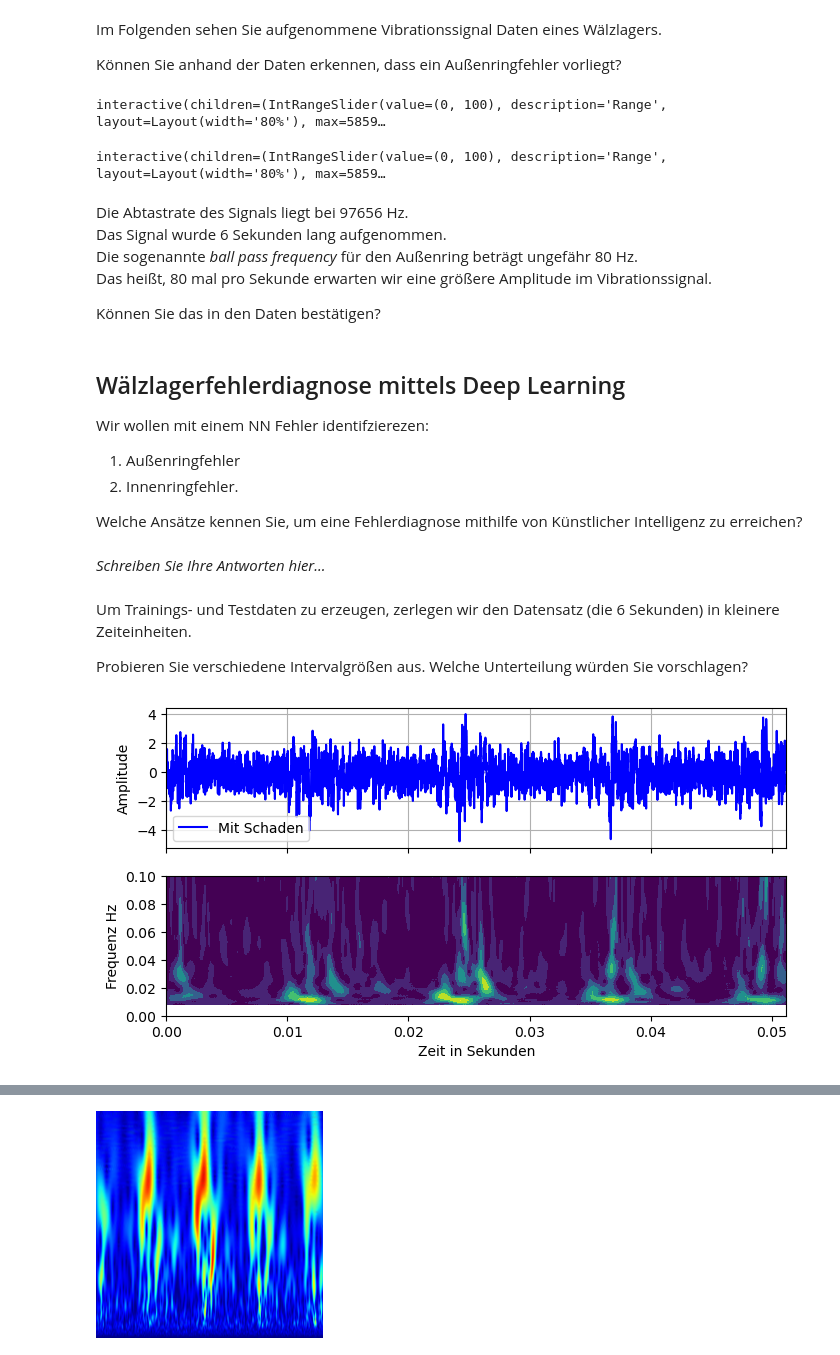
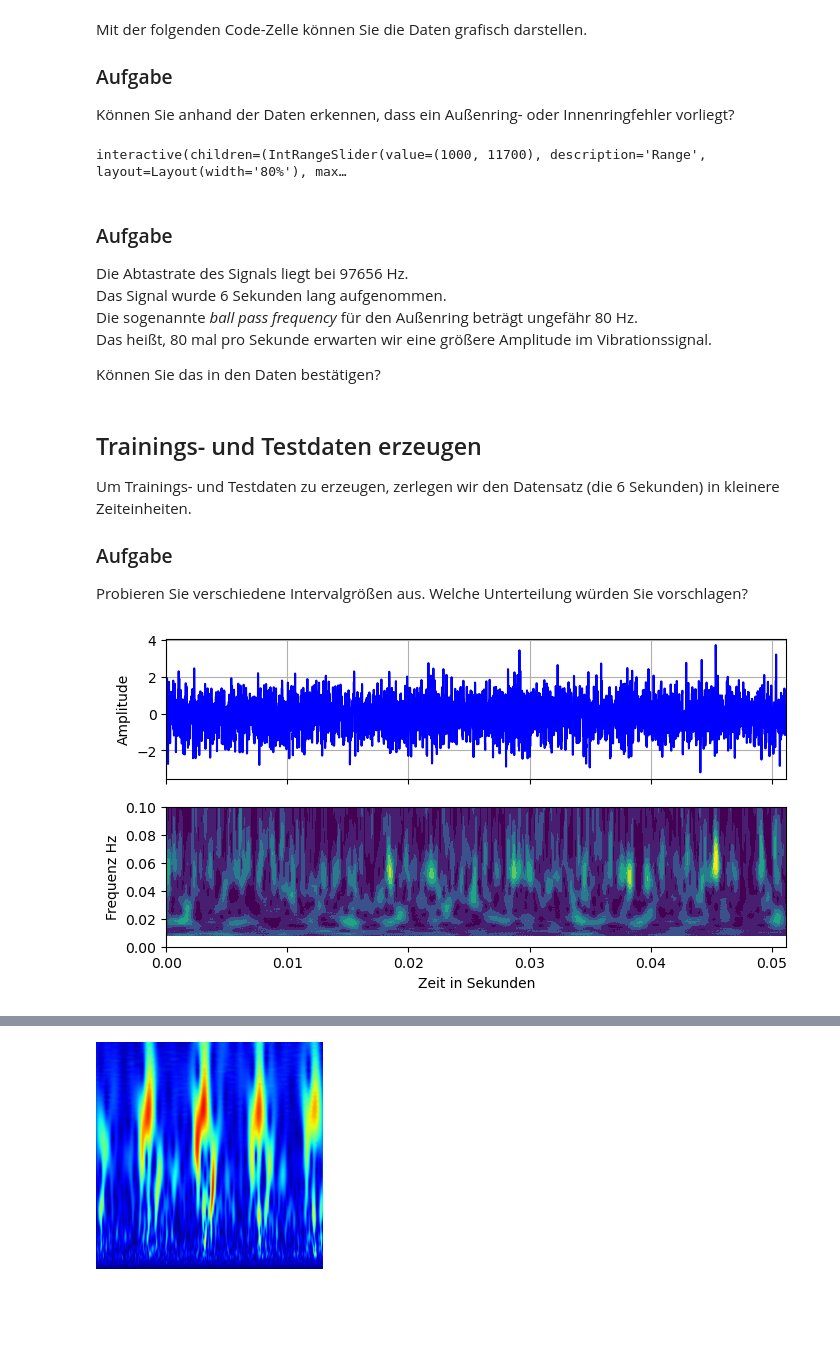
Before and after one commit to AI-Green-Engineering/ringvorlesung-waelzlager, a Jupyter notebook: src/notebook.ipynb, the cells around one changed output, grey strips where cells are left out. Drawn from its saved outputs; the diff is of its cells as text; code cells hidden in the pictures; blank space fills up the shorter version.

```diff
--- a/src/notebook.ipynb
+++ b/src/notebook.ipynb
@@ -176,26 +107,27 @@ innerracefault_vload7 = pd.DataFrame(mat_data_innerracefault_vload7['bearing']['
 # %% [markdown]
-Im Folgenden sehen Sie aufgenommene Vibrationssignal Daten eines Wälzlagers.
+Mit der folgenden Code-Zelle können Sie die Daten grafisch darstellen.
 
-Können Sie anhand der Daten erkennen, dass ein Außenringfehler vorliegt?
+### Aufgabe
+Können Sie anhand der Daten erkennen, dass ein Außenring- oder Innenringfehler vorliegt?
 # %%
 # Function to update the plot based on the range slider values
-min = 0
-max = 100
+usedDataSet = outerracefault1   # change this to use another dataset.
+min = 1000                   # you can change this value (start of the visualization)
+max = 11700                 # you can change this value (end of the visualization)
+
 def update_plot(x_range):
-    # Unpack the range values
     x_min, x_max = x_range
     min = x_min
     max = x_max
 
     # Plot the data within the selected range
     plt.figure(figsize=(8, 4))
-    plt.plot(baseline3.Signal.loc[x_min:x_max], label='Ohne Schaden', color='blue')
+    plt.plot(usedDataSet.Signal.loc[x_min:x_max], color='blue')
     #plt.xlim(0, 10)
     plt.ylim(-6, 6)
     plt.xlabel('Datenpunkt')
     plt.ylabel('Amplitude')
-    plt.title('Vibrationssignal ohne Schaden')
-    plt.legend()
+    plt.title('Vibrationssignal')
     plt.grid(True)
     plt.show()
 
@@ -213,41 +145,9 @@ range_slider = widgets.IntRangeSlider(
 # Display the range slider and use it to update the plot interactively
 widgets.interactive(update_plot, x_range=range_slider)
 # %% [output]
-interactive(children=(IntRangeSlider(value=(0, 100), description='Range', layout=Layout(width='80%'), max=5859…
+interactive(children=(IntRangeSlider(value=(1000, 11700), description='Range', layout=Layout(width='80%'), max…
-# %%
-# Function to update the plot based on the range slider values
-def update_plot(x_range):
-    # Unpack the range values
-    x_min, x_max = x_range
-
-    # Plot the data within the selected range
-    plt.figure(figsize=(8, 4))
-    plt.plot(outerracefault3.Signal.loc[x_min:x_max], label='Mit Schaden', color='blue')
-    #plt.xlim(0, 10)
-    plt.ylim(-6, 6)
-    plt.xlabel('Datenpunkt')
-    plt.ylabel('Amplitude')
-    plt.title('Vibrationssignal mit Außenringschaden')
-    plt.legend()
-    plt.grid(True)
-    plt.show()
-
-# Create a range slider widget for selecting the x range
-range_slider = widgets.IntRangeSlider(
-    value=[0, 100],
-    min=0,
-    max=585936,
-    step=100,
-    description='Range',
-    continuous_update=True,
-    layout=widgets.Layout(width='80%')
-)
-
-# Display the range slider and use it to update the plot interactively
-widgets.interactive(update_plot, x_range=range_slider)
-# %% [output]
-interactive(children=(IntRangeSlider(value=(0, 100), description='Range', layout=Layout(width='80%'), max=5859…
 # %% [markdown]
+### Aufgabe
 Die Abtastrate des Signals liegt bei 97656 Hz. <br>
 Das Signal wurde 6 Sekunden lang aufgenommen. <br>
 Die sogenannte _ball pass frequency_ für den Außenring beträgt ungefähr 80 Hz. <br>
@@ -255,62 +155,54 @@ Das heißt, 80 mal pro Sekunde erwarten wir eine größere Amplitude im Vibratio
 
 
 Können Sie das in den Daten bestätigen?
-# %% [markdown]
-## Wälzlagerfehlerdiagnose mittels Deep Learning
-
-Wir wollen mit einem NN Fehler identifzierezen:
-1. Außenringfehler
-2. Innenringfehler.
-
-Welche Ansätze kennen Sie, um eine Fehlerdiagnose mithilfe von Künstlicher Intelligenz zu erreichen?
-# %% [markdown]
-_Schreiben Sie Ihre Antworten hier..._
 # %% [markdown]
+## Trainings- und Testdaten erzeugen
 Um Trainings- und Testdaten zu erzeugen, zerlegen wir den Datensatz (die 6 Sekunden) in kleinere Zeiteinheiten.
 
+### Aufgabe
 Probieren Sie verschiedene Intervalgrößen aus.
 Welche Unterteilung würden Sie vorschlagen?
 # %%
+usedDataSet = baseline1   # change this to use another dataset.
 interval = 5000 # CHANGE this value
 
 """==============================================="""
 
-N = math.floor(len(outerracefault3) / interval)
+N = math.floor(len(usedDataSet) / interval)
 
 # Define the wavelet and scales
 wavelet = 'cmor1.5-1.0'  # Complex Morlet wavelet
 sampling_period = 0.000020
 scales = np.arange(1,128)# TODO: this needs to be adjusted
 
 # Perform CWT
-coefficients, frequencies = pywt.cwt(outerracefault3['Signal'].loc[:interval], scales, wavelet)
+coefficients, frequencies = pywt.cwt(usedDataSet['Signal'].loc[:interval], scales, wavelet)
 
-outerracefault3["s"] = outerracefault3.index / 97656
+usedDataSet["s"] = usedDataSet.index / 97656
 
 plt.close()
 
 fig, axs = plt.subplots(2,1, sharex=True, figsize=(8, 4))
 
 # Plot the data within the selected range
 
-axs[0].plot(outerracefault3.s.loc[0:interval], outerracefault3.Signal.loc[0:interval],  label='Mit Schaden', color='blue')
+axs[0].plot(usedDataSet.s.loc[0:interval], usedDataSet.Signal.loc[0:interval], color='blue')
 axs[0].set_ylabel("Amplitude")
-axs[0].legend()
 axs[0].grid(True)
 
 # Plot scalogram
-cax = axs[1].contourf(outerracefault3['s'].loc[:interval], frequencies, abs(coefficients), extend='both', cmap='viridis')
+cax = axs[1].contourf(usedDataSet['s'].loc[:interval], frequencies, abs(coefficients), extend='both', cmap='viridis')
 axs[1].set_ylabel("Frequenz Hz")
 axs[1].set_ylim(0.0,0.1)
 #fig.colorbar(cax, label="Magnitude")
 
 
 plt.xlabel('Zeit in Sekunden')
 #plt.title('Vibrationssignal mit Außenringschaden')
 
 fig.show()
 # %% [output]
-[figure, old version]
+[figure, new version]
 # %% [markdown]
 Wie erzeugen daraus Bilder, die alle auf eine Größe von 227 x 227 Pixeln gebracht werden.
 
```
Also changed, not shown: parts of 28 cells of this notebook.
